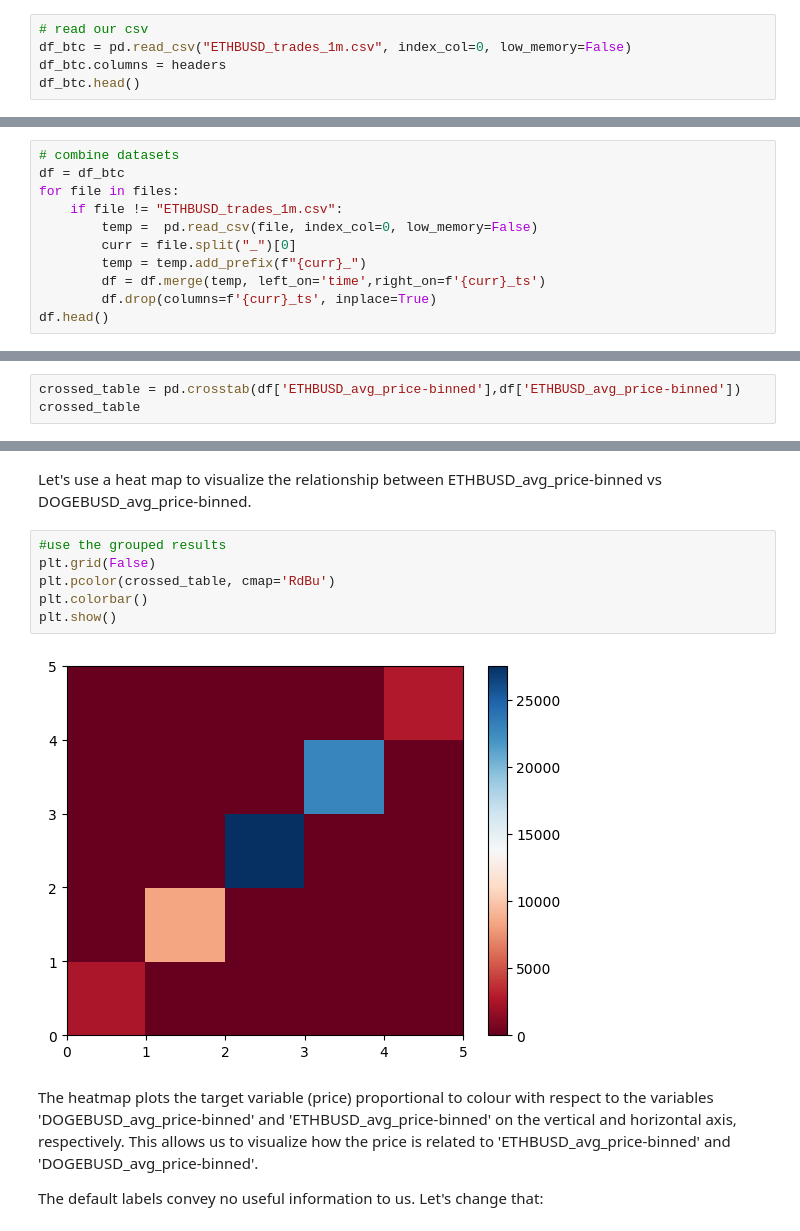
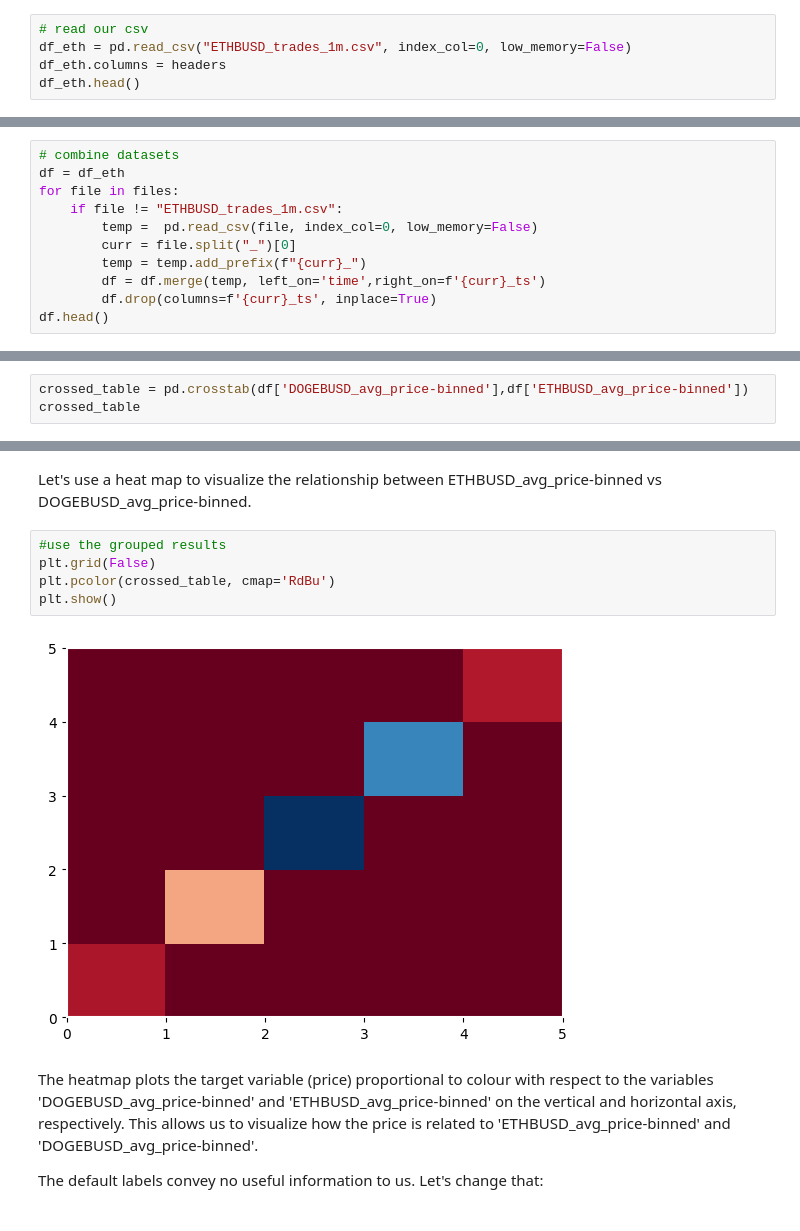
Before and after one commit to vyklyuk/Finance_Data_Analysis, a Jupyter notebook: Labs/Danyil Zhupnyk/Lab3_ETH_DZ .ipynb, the cells around one changed output, grey strips where cells are left out. Saved outputs shown, nothing was run; the diff lists cells and outputs as text.

```diff
--- a/Labs/Danyil Zhupnyk/Lab3_ETH_DZ.ipynb
+++ b/Labs/Danyil Zhupnyk/Lab3_ETH_DZ .ipynb
@@ -95,9 +95,9 @@ Set headers for our main crypto:
 headers = ["time","ETHBUSD_open","ETHBUSD_high","ETHBUSD_low","ETHBUSD_close","ETHBUSD_volume","ETHBUSD_rec_count","ETHBUSD_avg_price"]
 # %%
 # read our csv
-df_btc = pd.read_csv("ETHBUSD_trades_1m.csv", index_col=0, low_memory=False)
-df_btc.columns = headers
-df_btc.head()
+df_eth = pd.read_csv("ETHBUSD_trades_1m.csv", index_col=0, low_memory=False)
+df_eth.columns = headers
+df_eth.head()
 # %% [output]
 |  | time | ETHBUSD_open | ETHBUSD_high | ETHBUSD_low | ETHBUSD_close | ETHBUSD_volume | ETHBUSD_rec_count | ... |
 | 0 | 2022-11-11 14:35:00 | 1218.09 | 1218.09 | 1218.09 | 1218.09 | 242.437 | 1 | ... |
@@ -109,7 +109,7 @@ df_btc.head()
 Now we will combine datasets with main:
 # %%
 # combine datasets
-df = df_btc
+df = df_eth
 for file in files:
     if file != "ETHBUSD_trades_1m.csv":
         temp =  pd.read_csv(file, index_col=0, low_memory=False)
@@ -661,7 +661,7 @@ grouped_pivot
 # %% [markdown]
 Also we can use a crossed table to see how many values correspond to each other in the table:
 # %%
-crossed_table = pd.crosstab(df['ETHBUSD_avg_price-binned'],df['ETHBUSD_avg_price-binned'])
+crossed_table = pd.crosstab(df['DOGEBUSD_avg_price-binned'],df['ETHBUSD_avg_price-binned'])
 crossed_table
 # %% [output]
 | ETHBUSD_avg_price-binned | Low | Lower Medium | Medium | Upper Medium | High |
@@ -706,11 +704,10 @@ Let's use a heat map to visualize the relationship between ETHBUSD_avg_price-bin
 # %%
 #use the grouped results
 plt.grid(False)
 plt.pcolor(crossed_table, cmap='RdBu')
-plt.colorbar()
 plt.show()
 # %% [output]
-[figure, old version]
+[figure, new version]
 # %% [markdown]
 <p>The heatmap plots the target variable (price) proportional to colour with respect to the variables 'DOGEBUSD_avg_price-binned' and 'ETHBUSD_avg_price-binned' on the vertical and horizontal axis, respectively. This allows us to visualize how the price is related to 'ETHBUSD_avg_price-binned' and 'DOGEBUSD_avg_price-binned'.</p>
 
```
Also changed, not shown: parts of 15 cells of this notebook.
